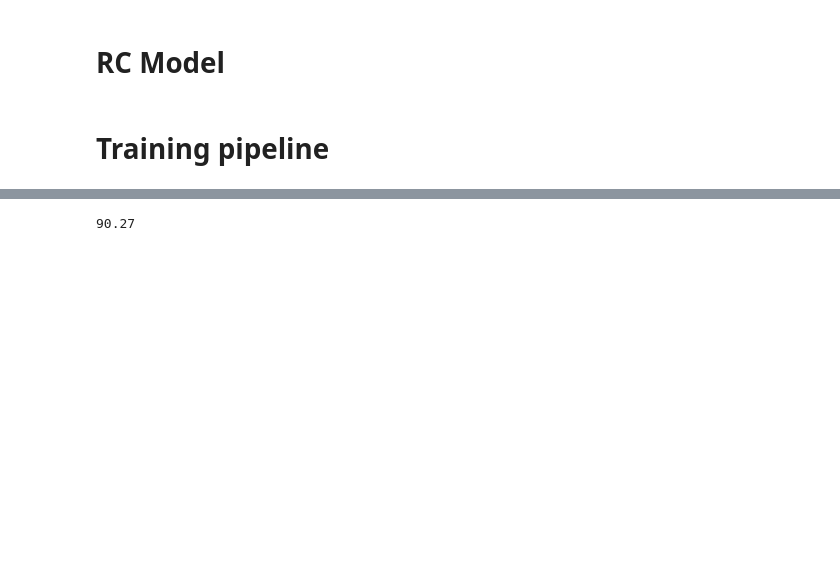
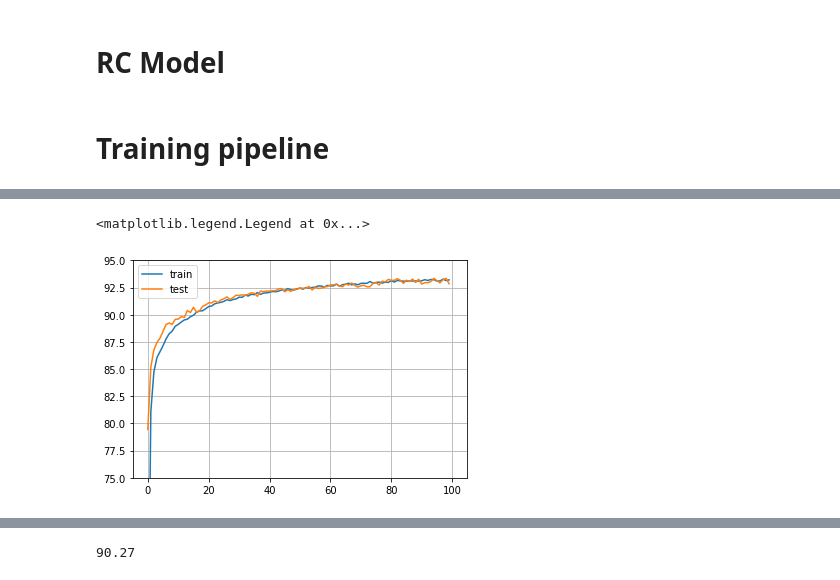
Before and after one commit to HuangHaoyu1997/Reservoir-Computing, a Jupyter notebook: new_RC.ipynb, the cells around one changed output, grey strips where cells are left out. Cells and saved outputs as stored; diff of their text form; code cells hidden in the pictures; blank space fills up the shorter version.

```diff
--- a/new_RC.ipynb
+++ b/new_RC.ipynb
@@ -17,7 +17,7 @@ from copy import deepcopy
 class config:
     input = 28*28
     output = 10
-    hid = 1024    # RC Neurons
+    hid = 128    # RC Neurons
     thr = 0.5
     decay = 0.5
     rst = 0.05
@@ -47,11 +47,11 @@ class config:
     num_minibatch = 10000
     num_per_label_minibatch = 20 # number of samples of each label in one mini-batch
     batch = 128
-    epoch = 10
-    lr = 0.001
+    epoch = 1000
+    lr = 0.01
     l1 = 0.00015
-    l1_targ = 500
-    device = torch.device('cpu')
+    l1_targ = 600
+    device = torch.device('cuda')
 # %% [markdown]
 # Load datasets
 # %%
@@ -173,7 +201,7 @@ def train(model, optimizer, criterion, num_epochs, train_loader, test_loader, de
     for epoch in range(num_epochs):
         now = time.time()
         correct, total = 0, 0
-        for i, (samples, labels) in enumerate(tqdm(train_loader)):
+        for i, (samples, labels) in enumerate(train_loader): # tqdm
             # samples = samples.requires_grad_().to(device)
             labels = labels.long().to(device)
             optimizer.zero_grad()
@@ -236,6 +264,6 @@ def inference(data_set, model):
 model = RC().to(config.device)
 criterion = nn.CrossEntropyLoss()
 optimizer = torch.optim.Adam(filter(lambda p: p.requires_grad, model.parameters()), lr=config.lr)
-acc = train(model, optimizer, criterion, config.epoch, train_loader, test_loader, 'cpu')
+acc = train(model, optimizer, criterion, config.epoch, train_loader, test_loader, 'cuda')
 accuracy = test(model, test_loader)
 # %% [output]
@@ -246,0 +288,9 @@ KeyboardInterrupt:
+# %%
+plt.plot(acc[0], label='train')
+plt.plot(acc[1], label='test')
+plt.grid()
+plt.axis([-5, 105, 75, 95])
+plt.legend()
+# %% [output]
+<matplotlib.legend.Legend at 0x...>
+[figure, added]
```
Also changed, not shown: parts of 19 cells of this notebook, 5 other files.
